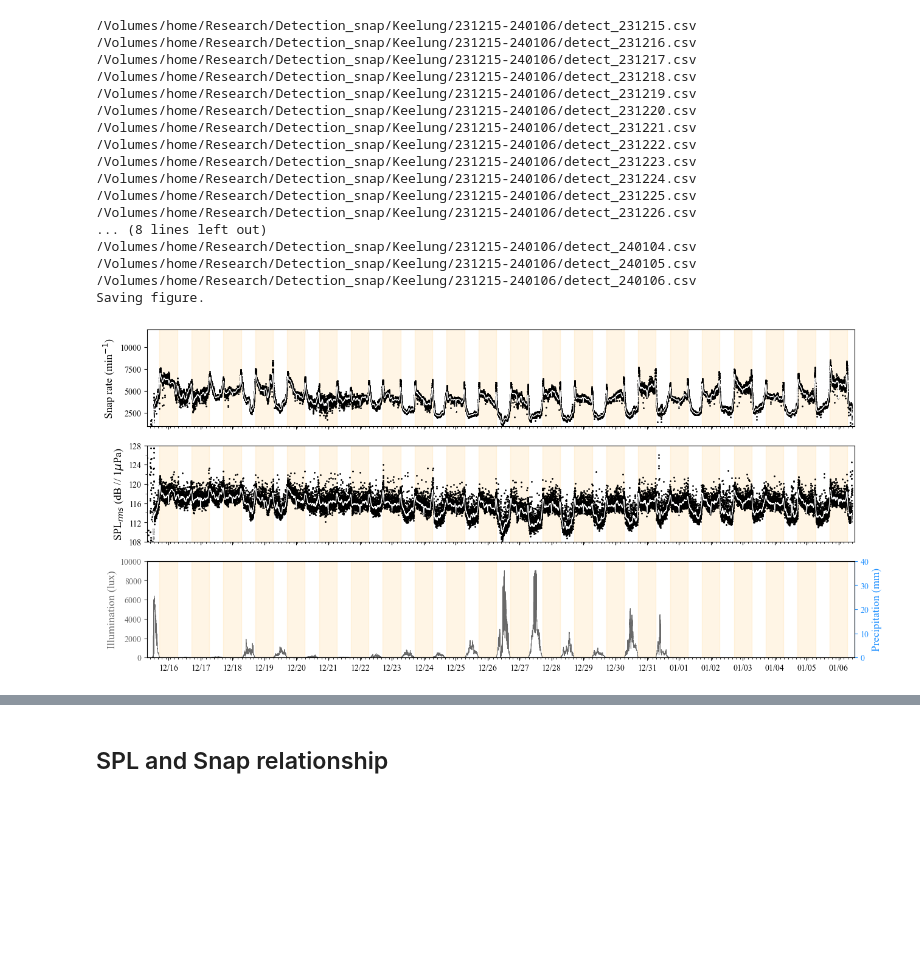
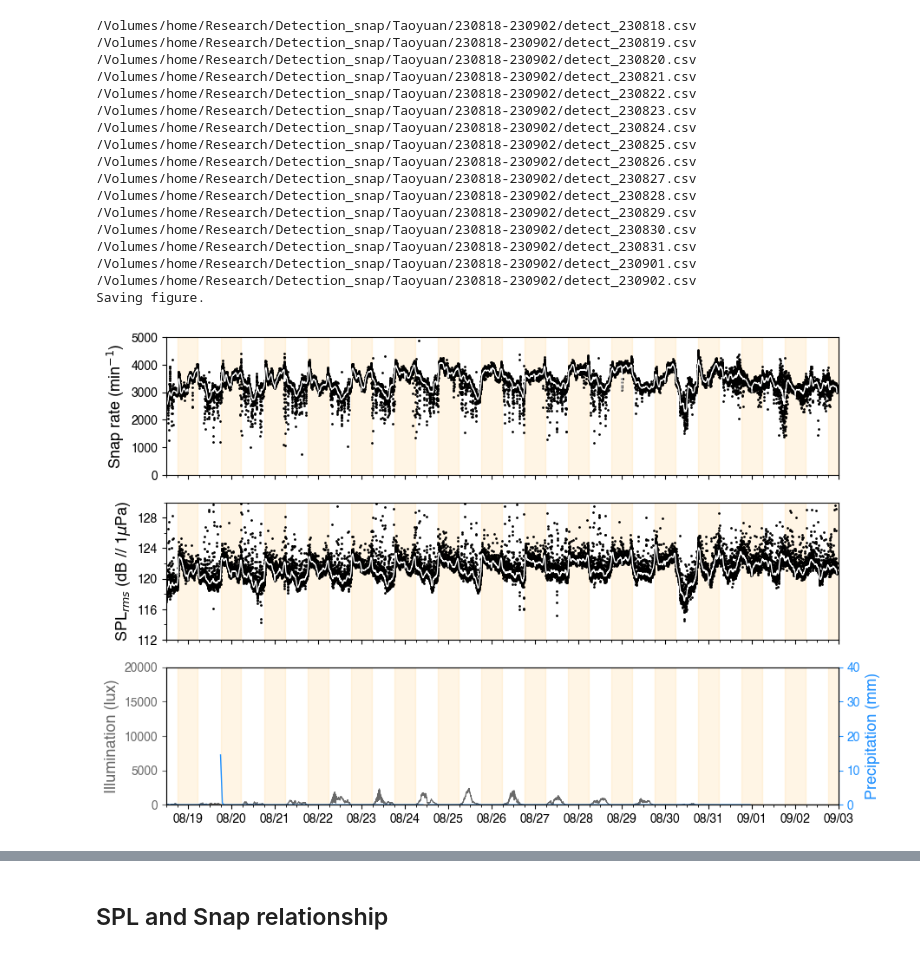
Before and after one commit to jhtong33/Code, a Jupyter notebook: 04.1_Plot_SnapRate_1Stage.ipynb, the cells around one changed output, grey strips where cells are left out. Saved outputs shown, nothing was run; the diff lists cells and outputs as text; code cells hidden in the pictures; blank space fills up the shorter version.

```diff
--- a/04.1_Plot_SnapRate_1Stage.ipynb
+++ b/04.1_Plot_SnapRate_1Stage.ipynb
@@ -18,9 +18,9 @@ def getinfo(place, year, stage):
     month = str(begintime.month).zfill(2)
     return begintime, endtime, month
 # %%
-place = 'Keelung'
+place = 'Taoyuan'
 year = 2023
-stage = 4
+stage = 3
 
 
 savefig = True
@@ -87,12 +87,12 @@ def plotnight(time, ax, ymin, ymax):
     sunrise_hr = int((df['SUNRSET'][df['TIME'] == f'{nextyear}/{nextmonth}/{nextday}'].values[0]).rsplit(':')[-2])
     sunrise_min = int((df['SUNRSET'][df['TIME'] == f'{nextyear}/{nextmonth}/{nextday}'].values[0]).rsplit(':')[-1])
     for i in range(len(ax)):
-        ymax = 18000 if i == 0 else ymax
+        ymax = 25000 if i == 0 else ymax
         ymin = 0 if i != 1 else ymin
         ax[i].fill_betweenx(y=[ymin-5, ymax], x1=datetime(year, month, day, sunset_hr, sunset_min), x2=datetime(nextyear, nextmonth, nextday, sunrise_hr, sunrise_min), color='orange', alpha=0.1)
     return ax
 
-def plotlight(time, ax, excess=10000):
+def plotlight(time, ax, excess=25000):
     month = str(time.month).zfill(2)
     day = str(time.day).zfill(2)
     filepath = lightpath
@@ -225,6 +225,7 @@ print(np.mean(alldf['Peak']),np.mean(alldf['SPLrms']))
 # %%
-fig, ax = plt.subplots(3, figsize=(15, 7), sharex=True)
-plt.rcParams["font.family"] = "Times New Roman"
+plt.rc('font', family='Helvetica')
+fig, ax = plt.subplots(3, figsize=(10, 7), sharex=True)
+
 
 fsize = 13
 
@@ -240,57 +241,61 @@ if lightpath is None:
 
 dtide = readtide()
 height_list = []
 temp = []
 for filepath in sorted(glob.glob(f'{path}/*csv')):
 
     df = pd.read_csv(filepath)
     gettime = pd.to_datetime(df['Time'].values[0])
     ax = plotnight(gettime, ax, ymin, ymax)
     ax[2] = plotlight(gettime, ax[2])
-    ax[0] = plottide(ax[0], gettime, dtide, ymin, ymax, height_list)
-    ax[1] = plottide(ax[1], gettime, dtide, 90, 135, temp)
+    # ax[0] = plottide(ax[0], gettime, dtide, ymin, ymax, height_list)
+    # ax[1] = plottide(ax[1], gettime, dtide, 90, 135, temp)
     ax[0].scatter(pd.to_datetime(df['Time']), df['Peak'], c='k', marker='o', s=1 )
     ax[0].plot(pd.to_datetime(df['Time']), signal.medfilt(df['Peak'], 59 ), color = 'white', lw=0.9)
     ax[1].scatter(pd.to_datetime(df['Time']), df['SPLrms'], c='k', marker='o', s=1 )
     ax[1].plot(pd.to_datetime(df['Time']), signal.medfilt(df['SPLrms'], 59 ), color = 'white', lw=0.9)
     print(filepath)
 
-light_ymax=10000 # 6000
+light_ymax=20000 # 6000
 ax[2].set_ylim(0, light_ymax)
-
-ax[0].set_xlim(begintime, endtime)
-ax[0].set_ylim(ymin-1000, ymax)
+# Timestamp('2023-08-18 11:00:00'), Timestamp('2023-09-02 22:00:00')
+# ax[0].set_xlim(begintime, datetime(2023,9,14,12))#endtime
+ax[0].set_xlim(datetime(2023,8,18,12), datetime(2023,9,3,0))
+ax[0].set_ylim(ymin, ymax)
 ax[0].set_ylabel('Snap rate (min$^{-1}$)', fontsize=fsize)
 ax[0].xaxis.set_major_locator(mdates.DayLocator(interval=1))   #to get a tick every 15 minutes
 ax[0].xaxis.set_major_formatter(mdates.DateFormatter('%m/%d'))     #optional formatting
-ax[0].xaxis.set_minor_locator(mdates.HourLocator(interval=3))   #to get a tick every 15 minutes
+ax[0].xaxis.set_minor_locator(mdates.HourLocator(interval=6))   #to get a tick every 15 minutes
 
 
-ax[1].set_ylim(108, 128)
+ax[1].set_ylim(112, 130)
 ax[1].set_ylabel('SPL$_{rms}$ (dB // 1$\mu$Pa)', fontsize=fsize)
 ax[1].yaxis.set_major_locator(ticker.MultipleLocator(4))
 ax[1].yaxis.set_minor_locator(ticker.MultipleLocator(2))
 
 if savefig:
     print('Saving figure. ')
-    plt.savefig(f'../Results/Detection_snap/{place}/{place}_{year}{month}_variations.png', dpi=200, bbox_inches='tight')
-    plt.savefig(f'../Results/Detection_snap/{place}/{place}_{year}{month}_variations.pdf', dpi=200)
+    savepath = '/Users/tong/Dropbox/海保署報告/Final/Figure/Fig_daily_snap_rate_Keelung'
+    plt.savefig(f'{savepath}/{place}_{year}{month}_variations.png', dpi=200, bbox_inches='tight')
+    plt.savefig(f'{savepath}/{place}_{year}{month}_variations.pdf', dpi=200)
+    # plt.savefig(f'../Results/Detection_snap/{place}/{place}_{year}{month}_variations.png', dpi=200, bbox_inches='tight')
+    # plt.savefig(f'../Results/Detection_snap/{place}/{place}_{year}{month}_variations.pdf', dpi=200)
 # %% [output]
-/Volumes/home/Research/Detection_snap/Keelung/231215-240106/detect_231215.csv
-/Volumes/home/Research/Detection_snap/Keelung/231215-240106/detect_231216.csv
-/Volumes/home/Research/Detection_snap/Keelung/231215-240106/detect_231217.csv
-/Volumes/home/Research/Detection_snap/Keelung/231215-240106/detect_231218.csv
-/Volumes/home/Research/Detection_snap/Keelung/231215-240106/detect_231219.csv
-/Volumes/home/Research/Detection_snap/Keelung/231215-240106/detect_231220.csv
-/Volumes/home/Research/Detection_snap/Keelung/231215-240106/detect_231221.csv
-/Volumes/home/Research/Detection_snap/Keelung/231215-240106/detect_231222.csv
-/Volumes/home/Research/Detection_snap/Keelung/231215-240106/detect_231223.csv
-/Volumes/home/Research/Detection_snap/Keelung/231215-240106/detect_231224.csv
-/Volumes/home/Research/Detection_snap/Keelung/231215-240106/detect_231225.csv
-/Volumes/home/Research/Detection_snap/Keelung/231215-240106/detect_231226.csv
-... (8 lines left out)
-/Volumes/home/Research/Detection_snap/Keelung/231215-240106/detect_240104.csv
-/Volumes/home/Research/Detection_snap/Keelung/231215-240106/detect_240105.csv
-/Volumes/home/Research/Detection_snap/Keelung/231215-240106/detect_240106.csv
+/Volumes/home/Research/Detection_snap/Taoyuan/230818-230902/detect_230818.csv
+/Volumes/home/Research/Detection_snap/Taoyuan/230818-230902/detect_230819.csv
+/Volumes/home/Research/Detection_snap/Taoyuan/230818-230902/detect_230820.csv
+/Volumes/home/Research/Detection_snap/Taoyuan/230818-230902/detect_230821.csv
+/Volumes/home/Research/Detection_snap/Taoyuan/230818-230902/detect_230822.csv
+/Volumes/home/Research/Detection_snap/Taoyuan/230818-230902/detect_230823.csv
+/Volumes/home/Research/Detection_snap/Taoyuan/230818-230902/detect_230824.csv
+/Volumes/home/Research/Detection_snap/Taoyuan/230818-230902/detect_230825.csv
+/Volumes/home/Research/Detection_snap/Taoyuan/230818-230902/detect_230826.csv
+/Volumes/home/Research/Detection_snap/Taoyuan/230818-230902/detect_230827.csv
+/Volumes/home/Research/Detection_snap/Taoyuan/230818-230902/detect_230828.csv
+/Volumes/home/Research/Detection_snap/Taoyuan/230818-230902/detect_230829.csv
+/Volumes/home/Research/Detection_snap/Taoyuan/230818-230902/detect_230830.csv
+/Volumes/home/Research/Detection_snap/Taoyuan/230818-230902/detect_230831.csv
+/Volumes/home/Research/Detection_snap/Taoyuan/230818-230902/detect_230901.csv
+/Volumes/home/Research/Detection_snap/Taoyuan/230818-230902/detect_230902.csv
 Saving figure.
-[figure, old version]
+[figure, new version]
```
Also changed, not shown: parts of 3 cells of this notebook, 16 other files.
